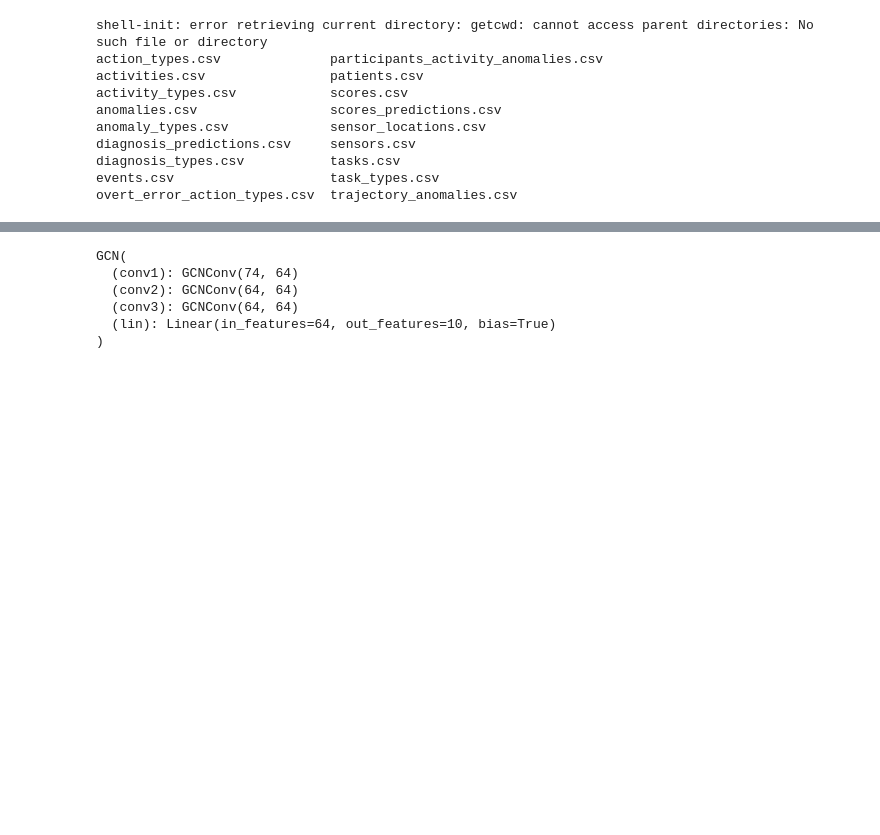
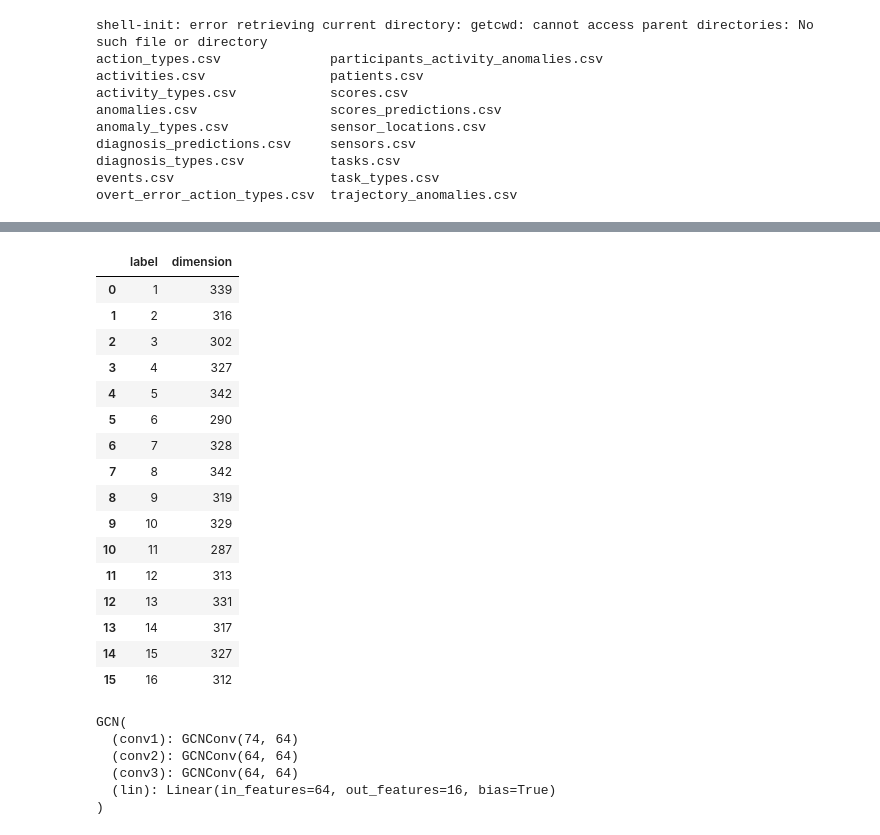
Before and after one commit to martinasalis/ActivityRecognitionGNN, a Jupyter notebook: main.ipynb, the cells around one changed output, grey strips where cells are left out. Drawn from its saved outputs; the diff is of its cells as text; code cells hidden in the pictures; blank space fills up the shorter version.

```diff
--- a/main.ipynb
+++ b/main.ipynb
@@ -269,0 +493,13 @@ for d in diagnosis:
+# %%
+activities = pd.read_csv('drive/MyDrive/CASAS400/activities.csv')['activity_type'].unique()
+dim_label = pd.DataFrame(columns=['label', 'dimension'])
+
+count = 0
+
+for a in activities:
+  count = 0
+  for item in dataset:
+    if item.y[0] == a:
+      count = count + 1
+
+  dim_label = dim_label.append({'label': a, 'dimension': count}, ignore_index = True)
@@ -330,3 +568,23 @@ DataBatch(x=[1053, 74], edge_index=[2, 1405], y=[18], batch=[1053], ptr=[19])
+# %%
+dim_label
+# %% [output]
+|  | label | dimension |
+| 0 | 1 | 339 |
+| 1 | 2 | 316 |
+| 2 | 3 | 302 |
+| 3 | 4 | 327 |
+| 4 | 5 | 342 |
+| 5 | 6 | 290 |
+| 6 | 7 | 328 |
+| 7 | 8 | 342 |
+| 8 | 9 | 319 |
+| 9 | 10 | 329 |
+| 10 | 11 | 287 |
+| 11 | 12 | 313 |
+| 12 | 13 | 331 |
+| 13 | 14 | 317 |
+| 14 | 15 | 327 |
+| 15 | 16 | 312 |
 # %%
 class GCN(torch.nn.Module):
     def __init__(self, hidden_channels):
@@ -335,7 +593,7 @@ class GCN(torch.nn.Module):
         self.conv1 = GCNConv(74, hidden_channels)
         self.conv2 = GCNConv(hidden_channels, hidden_channels)
         self.conv3 = GCNConv(hidden_channels, hidden_channels)
-        self.lin = Linear(hidden_channels, 10)
+        self.lin = Linear(hidden_channels, 16)
 
     def forward(self, x, edge_index, batch):
         # 1. Obtain node embeddings
@@ -361,7 +619,7 @@ GCN(
   (conv1): GCNConv(74, 64)
   (conv2): GCNConv(64, 64)
   (conv3): GCNConv(64, 64)
-  (lin): Linear(in_features=64, out_features=10, bias=True)
+  (lin): Linear(in_features=64, out_features=16, bias=True)
 )
 # %%
 display(Javascript('''google.colab.output.setIframeHeight(0, true, {maxHeight: 300})'''))
```
Also changed, not shown: parts of 9 cells of this notebook.
